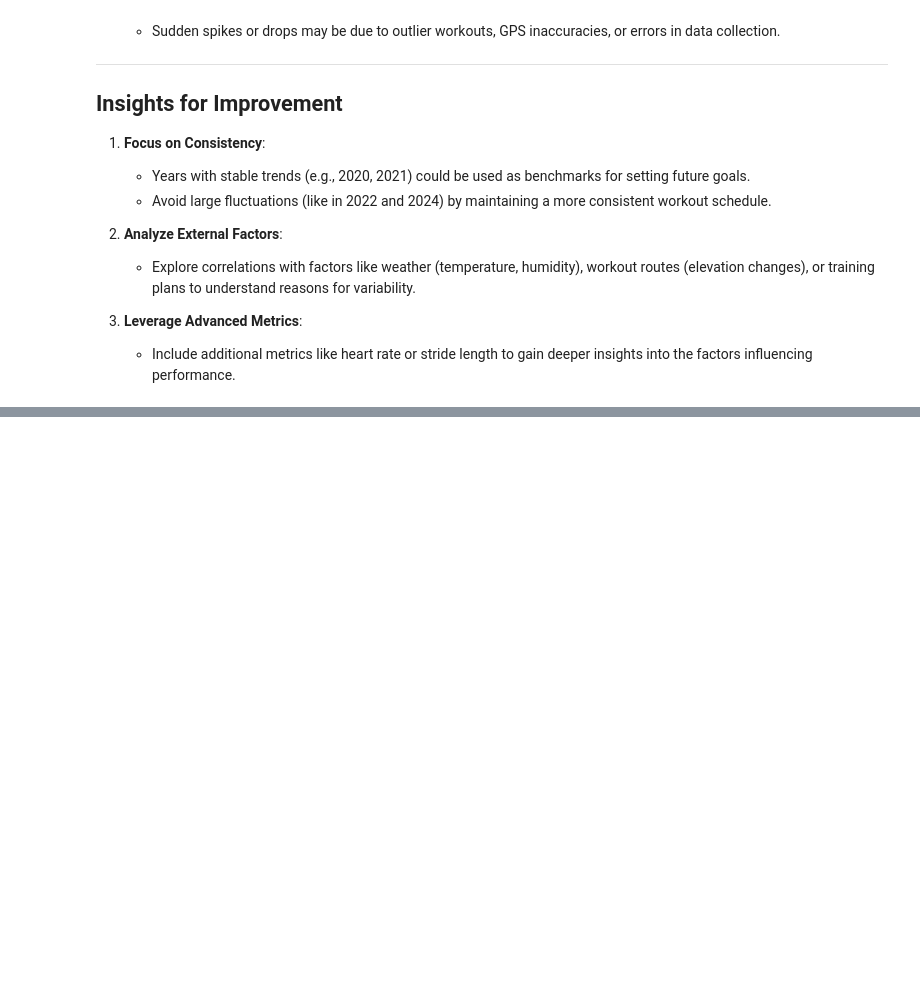
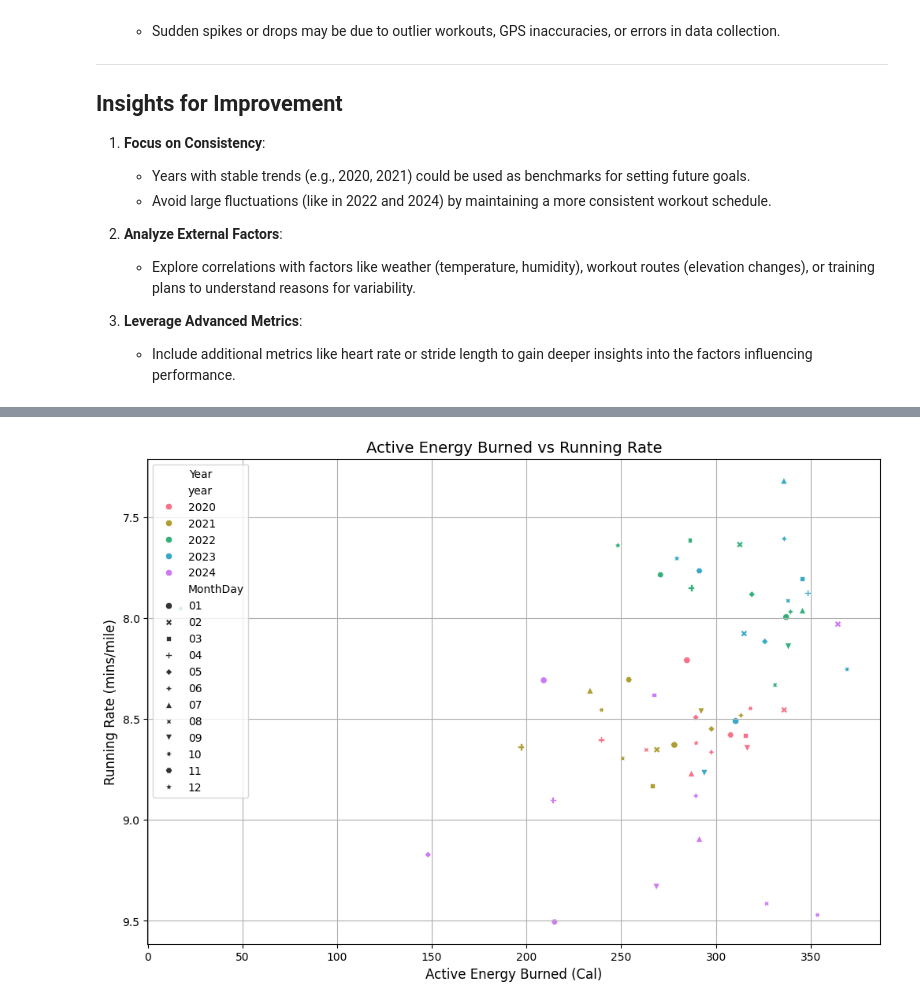
Before and after one commit to Jalley22/apple-health-run-analysis, a Jupyter notebook: 2_eda_workout_trends.ipynb, the cells around one changed output, grey strips where cells are left out. Drawn from its saved outputs; the diff is of its cells as text; code cells hidden in the pictures; blank space fills up the shorter version.

```diff
--- a/2_eda_workout_trends.ipynb
+++ b/2_eda_workout_trends.ipynb
@@ -442,0 +517,15 @@ plt.show()
+# %%
+fig, ax = plt.subplots(figsize=(12, 8))
+palette = sns.color_palette("husl", len(years))
+sns.scatterplot(data=df, x="ActiveEnergyBurned_sum_Cal_mean", y="rate_mins_mile_smooth_mean", hue="year", style="MonthDay", palette=palette)
+plt.title("Active Energy Burned vs Running Rate", fontsize=14)
+plt.xlabel("Active Energy Burned (Cal)", fontsize=12)
+plt.ylabel("Running Rate (mins/mile)", fontsize=12)
+
+# Reverse the y-axis
+ax.set_ylim(ax.get_ylim()[::-1])  # Invert the current y-axis limits
+plt.grid(True)
+plt.legend(title="Year", loc="best")
+plt.show()
+# %% [output]
+[figure, added]
```
Also changed, not shown: parts of 9 cells of this notebook.
